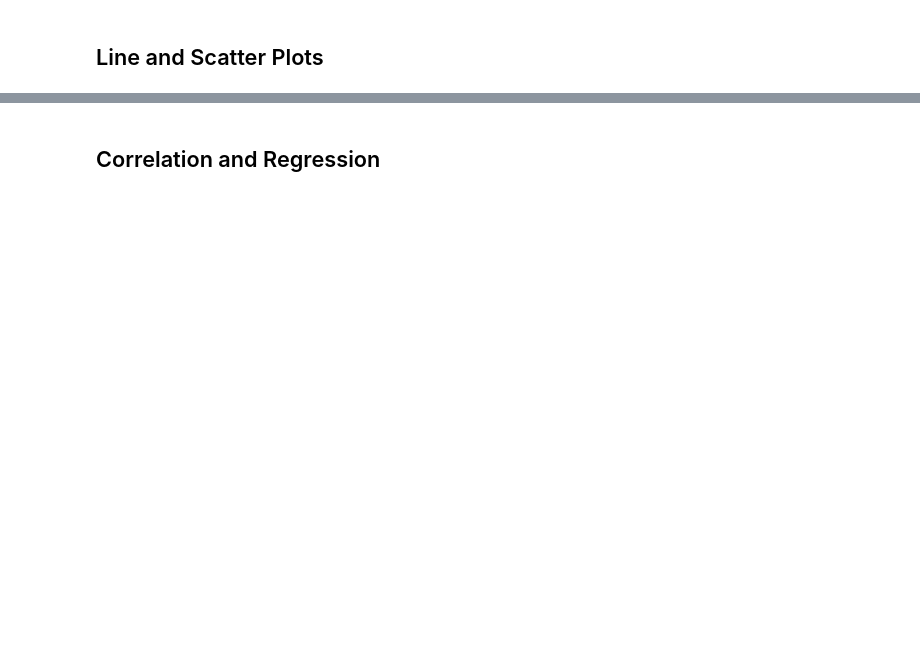
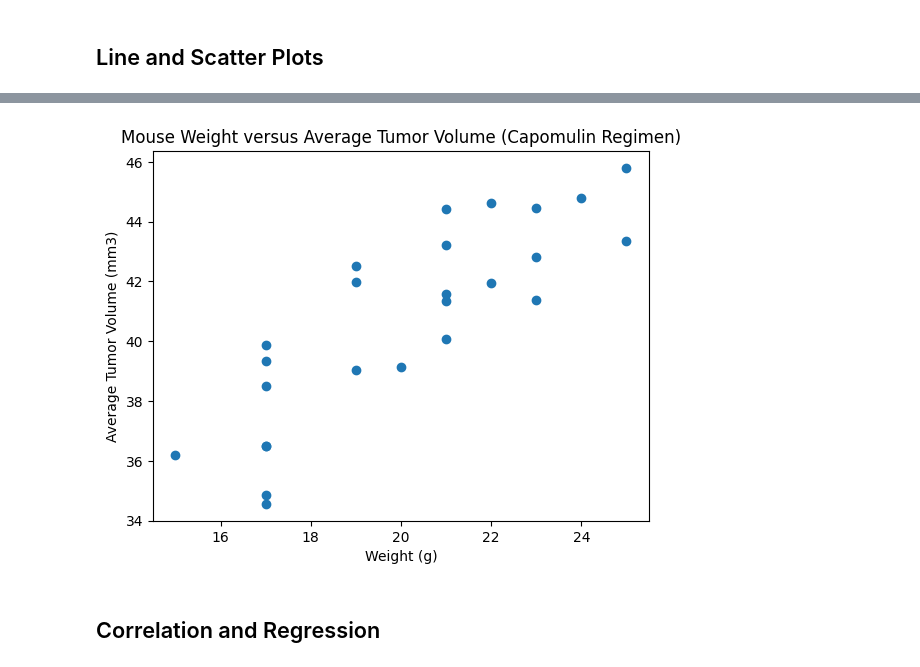
Before and after one commit to joecotten/module_5_challenge, a Jupyter notebook: pymaceuticals_starter.ipynb, the cells around one changed output, grey strips where cells are left out. Saved outputs shown, nothing was run; the diff lists cells and outputs as text; code cells hidden in the pictures; blank space fills up the shorter version.

```diff
--- a/pymaceuticals_starter.ipynb
+++ b/pymaceuticals_starter.ipynb
@@ -213,2 +238,14 @@ Ceftamin's potential outliers: Series([], Name: Tumor Volume (mm3), dtype: float
+# %%
+# Generate a scatter plot of mouse weight vs. the average observed tumor volume for the entire Capomulin regimen
+Capomulin_df = clean_df.loc[clean_df["Drug Regimen"] == "Capomulin",:]
+avg_tumor_volume = Capomulin_df.groupby('Mouse ID')['Tumor Volume (mm3)'].mean()
+capomulin_data_with_weight = pd.merge(avg_tumor_volume, mouse_metadata, on='Mouse ID')
+plt.scatter(capomulin_data_with_weight['Weight (g)'], capomulin_data_with_weight['Tumor Volume (mm3)'])
+plt.xlabel('Weight (g)')
+plt.ylabel('Average Tumor Volume (mm3)')
+plt.title('Mouse Weight versus Average Tumor Volume (Capomulin Regimen)')
+plt.show()
+# %% [output]
+[figure, added]
 # %% [markdown]
 ## Correlation and Regression
```
Also changed, not shown: parts of 9 cells of this notebook.
